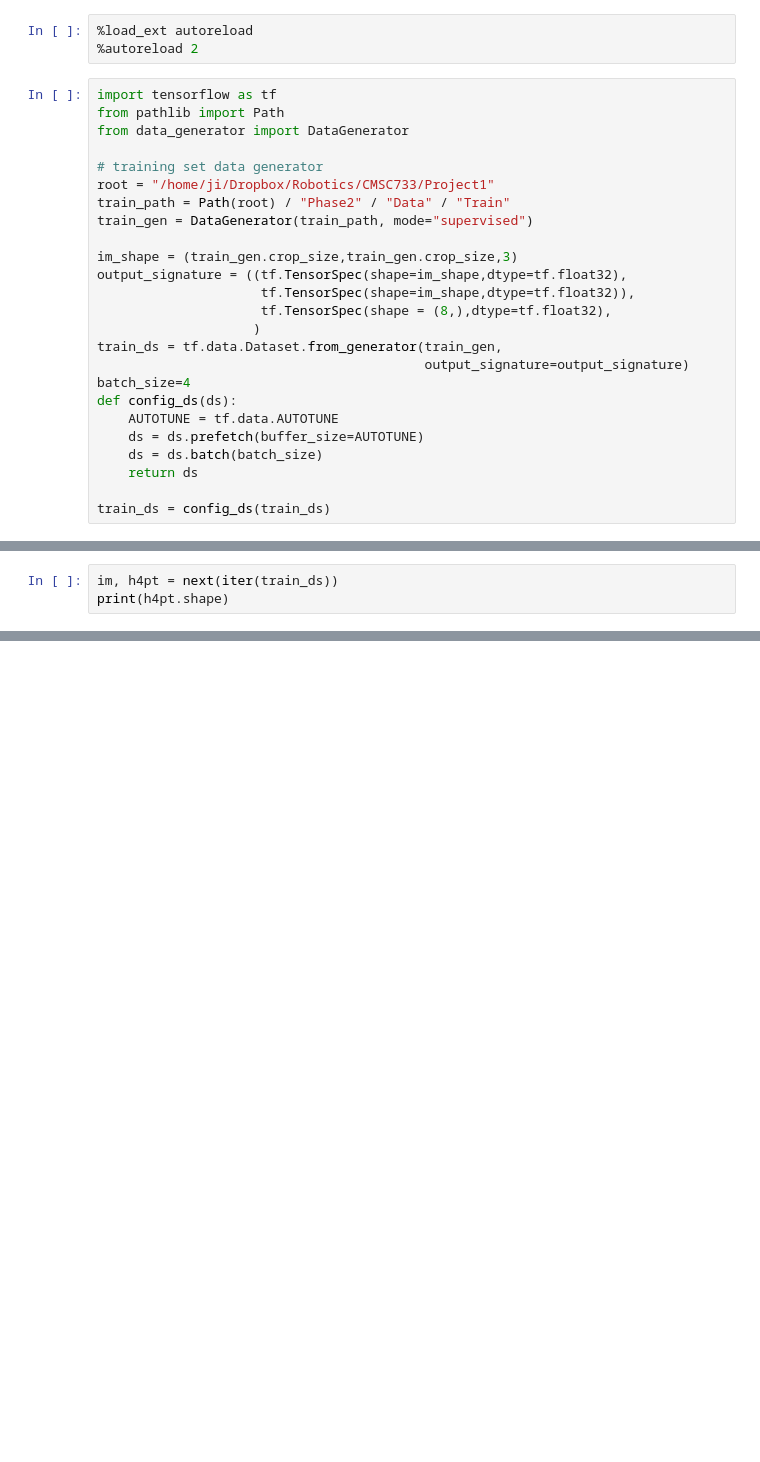
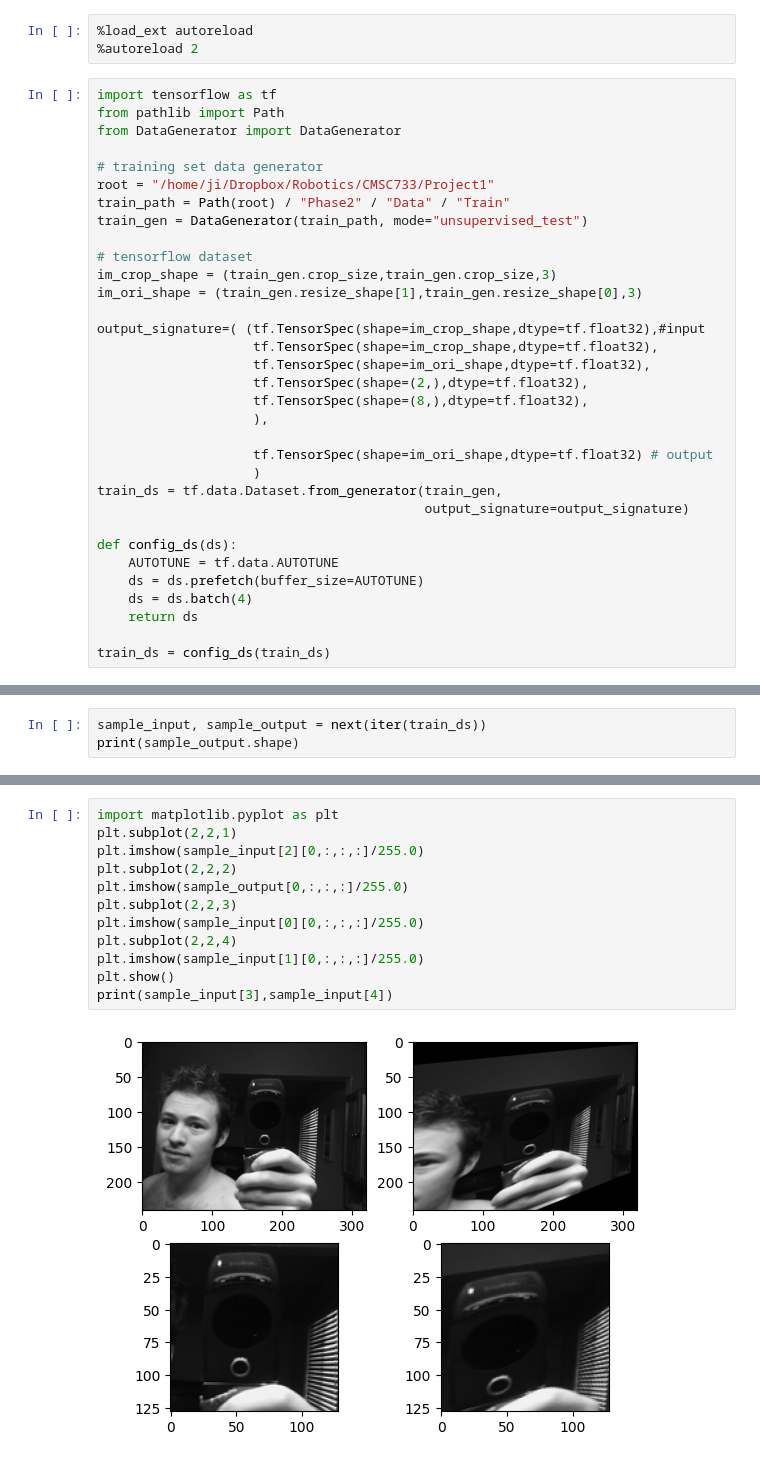
Before and after one commit to liuji1031/homography_net, a Jupyter notebook: test_tensorDLT_batch.ipynb, the cells around one changed output, grey strips where cells are left out. Drawn from its saved outputs; the diff is of its cells as text; blank space fills up the shorter version.

```diff
--- a/test_tensorDLT_batch.ipynb
+++ b/test_tensorDLT_batch.ipynb
@@ -4,25 +4,33 @@
 # %%
 import tensorflow as tf
 from pathlib import Path
-from data_generator import DataGenerator
+from DataGenerator import DataGenerator
 
 # training set data generator
 root = "/home/ji/Dropbox/Robotics/CMSC733/Project1"
 train_path = Path(root) / "Phase2" / "Data" / "Train"
-train_gen = DataGenerator(train_path, mode="supervised")
+train_gen = DataGenerator(train_path, mode="unsupervised_test")
 
-im_shape = (train_gen.crop_size,train_gen.crop_size,3)
-output_signature = ((tf.TensorSpec(shape=im_shape,dtype=tf.float32),
-                     tf.TensorSpec(shape=im_shape,dtype=tf.float32)),
-                     tf.TensorSpec(shape = (8,),dtype=tf.float32),
+# tensorflow dataset
+im_crop_shape = (train_gen.crop_size,train_gen.crop_size,3)
+im_ori_shape = (train_gen.resize_shape[1],train_gen.resize_shape[0],3)
+
+output_signature=( (tf.TensorSpec(shape=im_crop_shape,dtype=tf.float32),#input
+                    tf.TensorSpec(shape=im_crop_shape,dtype=tf.float32),
+                    tf.TensorSpec(shape=im_ori_shape,dtype=tf.float32),
+                    tf.TensorSpec(shape=(2,),dtype=tf.float32),
+                    tf.TensorSpec(shape=(8,),dtype=tf.float32),
+                    ),
+
+                    tf.TensorSpec(shape=im_ori_shape,dtype=tf.float32) # output
                     )
 train_ds = tf.data.Dataset.from_generator(train_gen,
                                           output_signature=output_signature)
-batch_size=4
+
 def config_ds(ds):
     AUTOTUNE = tf.data.AUTOTUNE
     ds = ds.prefetch(buffer_size=AUTOTUNE)
-    ds = ds.batch(batch_size)
+    ds = ds.batch(4)
     return ds
 
 train_ds = config_ds(train_ds)
@@ -29,4 +52,4 @@ train_ds = config_ds(train_ds)
 # %%
-im, h4pt = next(iter(train_ds))
-print(h4pt.shape)
+sample_input, sample_output = next(iter(train_ds))
+print(sample_output.shape)
 # %% [output]
@@ -33,0 +77,14 @@ print(h4pt.shape)
+# %%
+import matplotlib.pyplot as plt
+plt.subplot(2,2,1)
+plt.imshow(sample_input[2][0,:,:,:]/255.0)
+plt.subplot(2,2,2)
+plt.imshow(sample_output[0,:,:,:]/255.0)
+plt.subplot(2,2,3)
+plt.imshow(sample_input[0][0,:,:,:]/255.0)
+plt.subplot(2,2,4)
+plt.imshow(sample_input[1][0,:,:,:]/255.0)
+plt.show()
+print(sample_input[3],sample_input[4])
+# %% [output]
+[figure, added]
```
Also changed, not shown: parts of 5 cells of this notebook, 6 other files.
